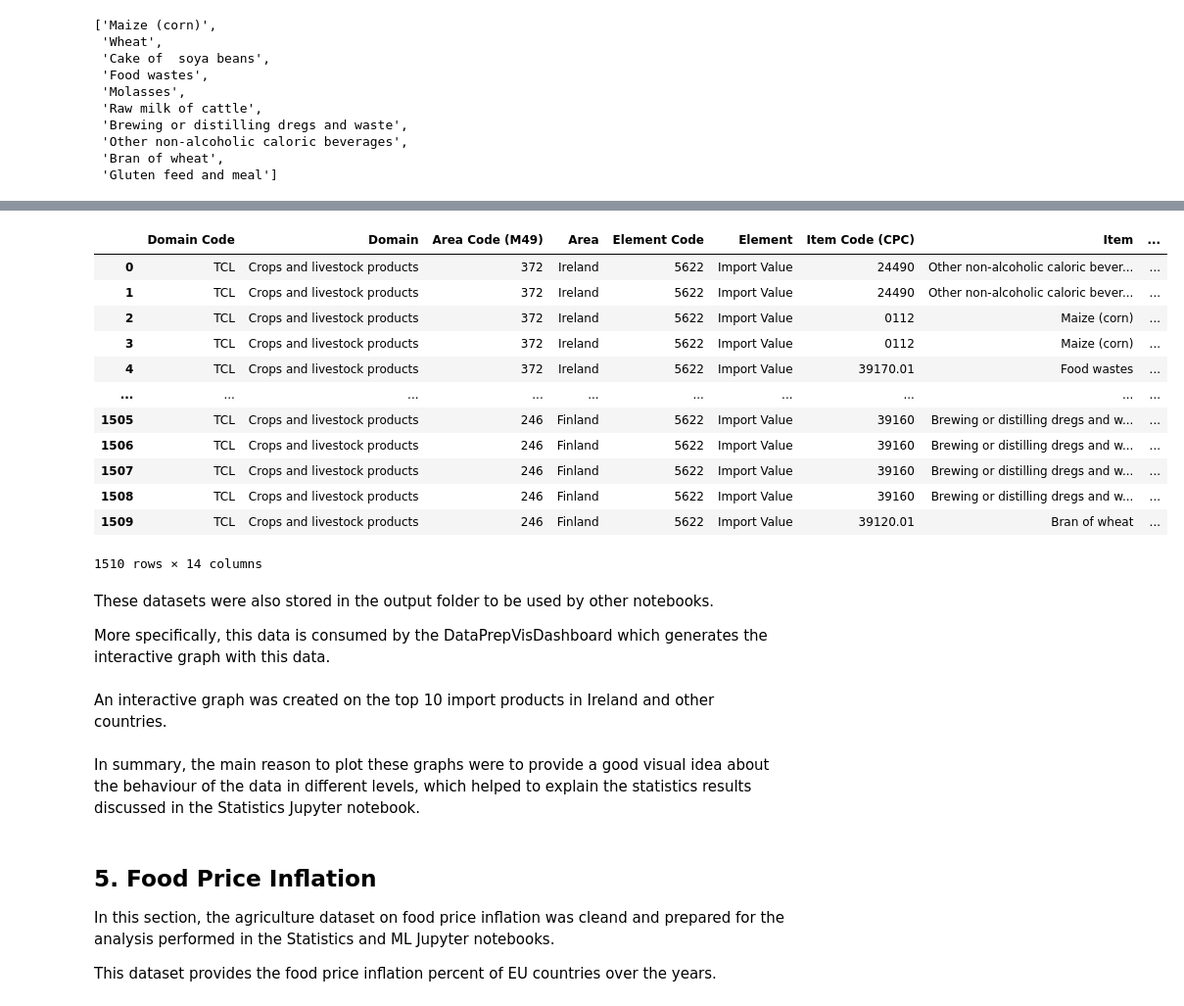
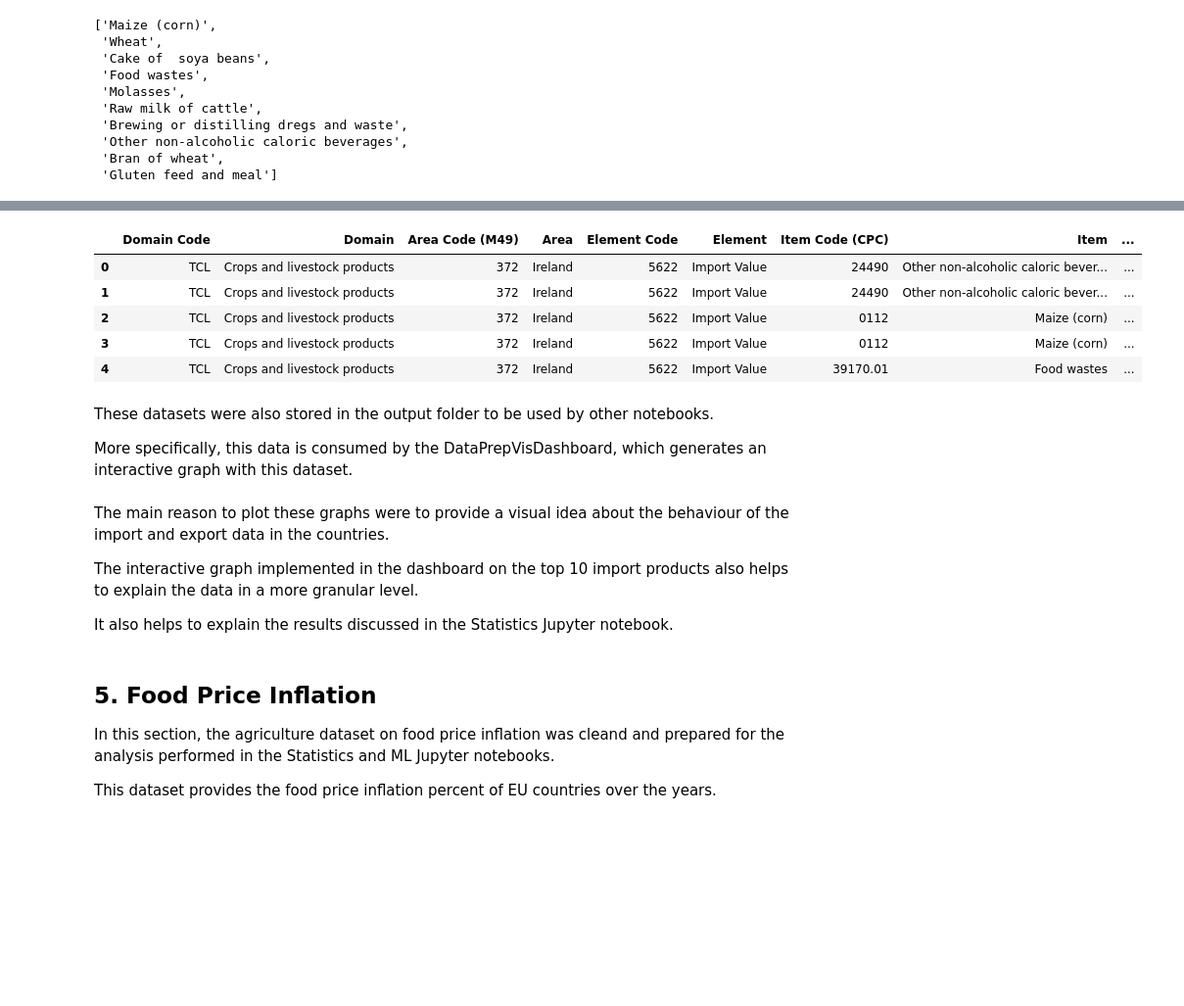
Before and after one commit to CCT-MastersDA/cct-ca2, a Jupyter notebook: jupyter/DataPrepVis.ipynb, the cells around one changed output, grey strips where cells are left out. Shown: that part at 98% size. Cells and saved outputs as stored; diff of their text form; code cells hidden in the pictures; blank space fills up the shorter version.

Commit message:
Dashboard - Text adjusts in the notebooks

```diff
--- a/jupyter/DataPrepVis.ipynb
+++ b/jupyter/DataPrepVis.ipynb
@@ -535,35 +511,31 @@ top_10_items_data_qtt.sort_values(by=['Value'], ascending=False, ignore_index=Tr
 # %%
 # getting the IMPORT value data on the top 10 items
 top_10_items_data_val = import_val_data[import_val_data['Item'].isin(top_10_items_ire)]
-top_10_items_data_val.sort_values(by=['Value'], ascending=False, ignore_index=True)
+top_10_items_data_val = top_10_items_data_val.sort_values(by=['Value'], ascending=False, ignore_index=True)
+top_10_items_data_val.head()
 # %% [output]
 |  | Domain Code | Domain | Area Code (M49) | Area | Element Code | Element | Item Code (CPC) | Item | ... |
 | 0 | TCL | Crops and livestock products | 372 | Ireland | 5622 | Import Value | 24490 | Other non-alcoholic caloric bever... | ... |
 | 1 | TCL | Crops and livestock products | 372 | Ireland | 5622 | Import Value | 24490 | Other non-alcoholic caloric bever... | ... |
 | 2 | TCL | Crops and livestock products | 372 | Ireland | 5622 | Import Value | 0112 | Maize (corn) | ... |
 | 3 | TCL | Crops and livestock products | 372 | Ireland | 5622 | Import Value | 0112 | Maize (corn) | ... |
 | 4 | TCL | Crops and livestock products | 372 | Ireland | 5622 | Import Value | 39170.01 | Food wastes | ... |
-| ... | ... | ... | ... | ... | ... | ... | ... | ... | ... |
-| 1505 | TCL | Crops and livestock products | 246 | Finland | 5622 | Import Value | 39160 | Brewing or distilling dregs and w... | ... |
-| 1506 | TCL | Crops and livestock products | 246 | Finland | 5622 | Import Value | 39160 | Brewing or distilling dregs and w... | ... |
-| 1507 | TCL | Crops and livestock products | 246 | Finland | 5622 | Import Value | 39160 | Brewing or distilling dregs and w... | ... |
-| 1508 | TCL | Crops and livestock products | 246 | Finland | 5622 | Import Value | 39160 | Brewing or distilling dregs and w... | ... |
-| 1509 | TCL | Crops and livestock products | 246 | Finland | 5622 | Import Value | 39120.01 | Bran of wheat | ... |
-1510 rows × 14 columns
 # %% [markdown]
 These datasets were also stored in the output folder to be used by other notebooks.
 
-More specifically, this data is consumed by the DataPrepVisDashboard which generates the interactive graph with this data.
+More specifically, this data is consumed by the DataPrepVisDashboard, which generates an interactive graph with this dataset.
 # %%
 # creating a csv file in the output folder for the top 10 items quantity dataset
 top_10_items_data_val.to_csv(join(DATA_PREP_FOLDER, IMP_DATASET_TOP10_VAL), index=False)
 
 # creating a csv file in the output folder for the top 10 items value dataset
 top_10_items_data_qtt.to_csv(join(DATA_PREP_FOLDER, IMP_DATASET_TOP10_QTT), index=False)
-# %% [markdown]
-An interactive graph was created on the top 10 import products in Ireland and other countries.
 # %% [markdown]
-In summary, the main reason to plot these graphs were to provide a good visual idea about the behaviour of the data in different levels, which helped to explain the statistics results discussed in the Statistics Jupyter notebook.
+The main reason to plot these graphs were to provide a visual idea about the behaviour of the import and export data in the countries.
+
+The interactive graph implemented in the dashboard on the top 10 import products also helps to explain the data in a more granular level.
+
+It also helps to explain the results discussed in the Statistics Jupyter notebook.
 # %% [markdown]
 ## 5. Food Price Inflation
 
```
Also changed, not shown: parts of 26 cells of this notebook, 24 other files.
